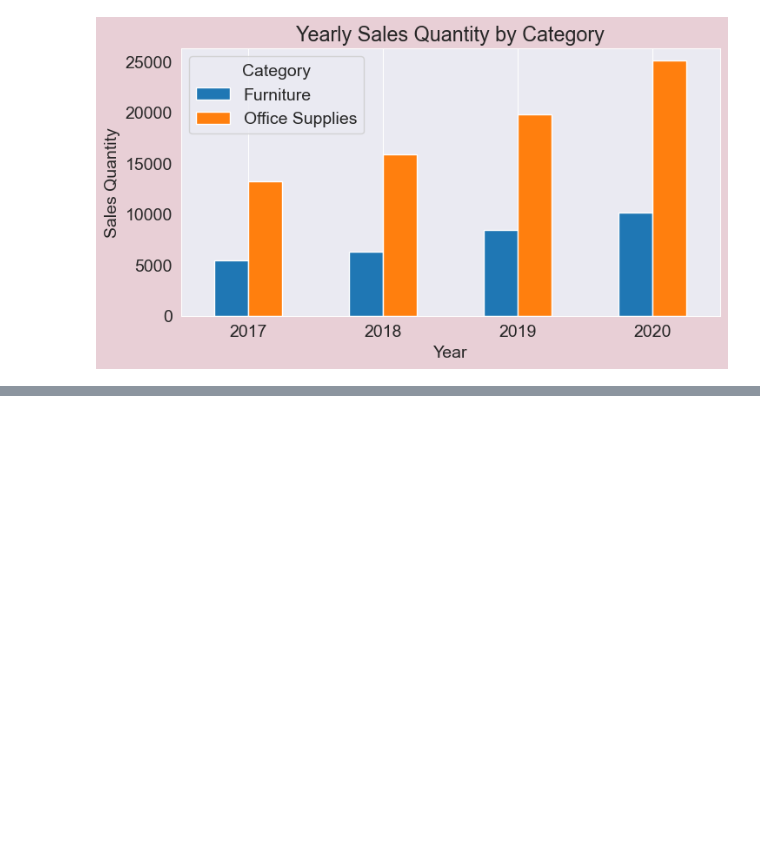
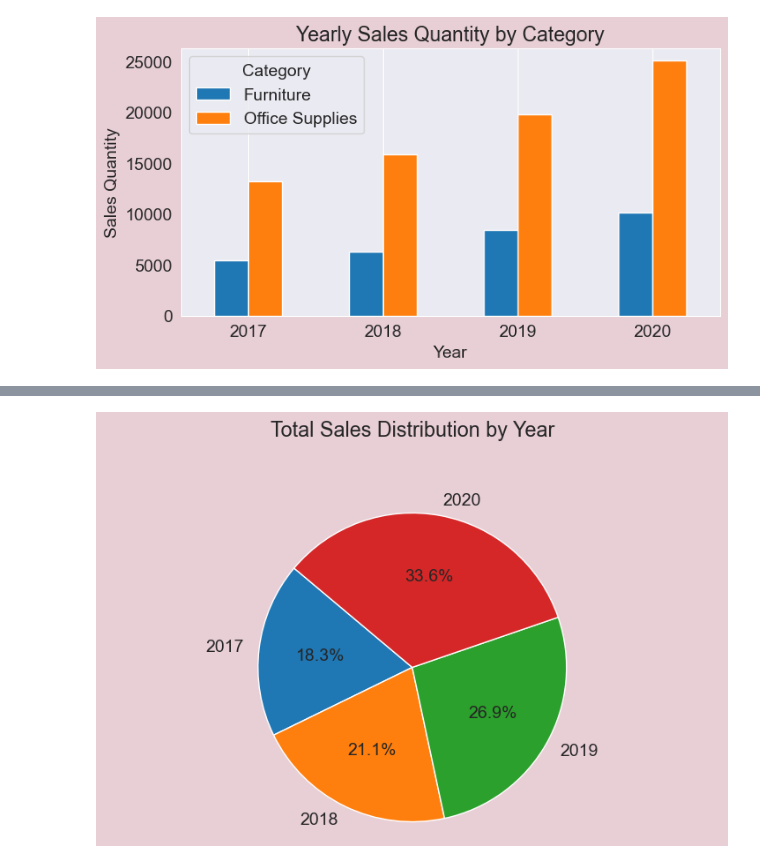
Before and after one commit to SimmiSheetalJain/Uncovering-furniture-sales-insights, a Jupyter notebook: Uncovering-Furniture-Sales-Insights.ipynb, the cells around one changed output, grey strips where cells are left out. Saved outputs shown, nothing was run; the diff lists cells and outputs as text; code cells hidden in the pictures; blank space fills up the shorter version.

```diff
--- a/Uncovering-Furniture-Sales-Insights.ipynb
+++ b/Uncovering-Furniture-Sales-Insights.ipynb
@@ -505,0 +505,30 @@ plt.show();
+# %%
+#Addiing total sales column in the data frame fdf, furniture data frame.
+fdf['totalsales']=np.array(fdf['UnitPrice'])*np.array(fdf['OrderQuantity'])
+# %%
+years = fdf['year'].unique()
+# Creating an empty DataFrame to store total sales per year
+total_sales_per_year = pd.DataFrame(index=['total_sales'], columns=years)
+
+# Iterating over each year
+for y in years:
+    # Filtering the DataFrame for the current year
+    year_data = fdf[fdf['year'] == y]
+    # Calculating the total sales for the current year
+    total_sales = year_data['totalsales'].sum()
+    # Assigning the total sales value to the corresponding column in total_sales_per_year DataFrame
+    total_sales_per_year[y] = total_sales
+
+    # Extracting the total sales values
+total_sales_values = total_sales_per_year.values[0]
+
+# Extracting the years
+years = total_sales_per_year.columns
+
+# Plotting the pie chart68))
+plt.pie(total_sales_values, labels=years, autopct='%1.1f%%', startangle=140)
+plt.title('Total Sales Distribution by Year',loc='center', pad=50)  # Move title downwards
+plt.axis('equal')  # Equal aspect ratio ensures that pie is drawn as a circle
+plt.show()
+# %% [output]
+[figure, added]
```
Also changed, not shown: parts of 53 cells of this notebook.
